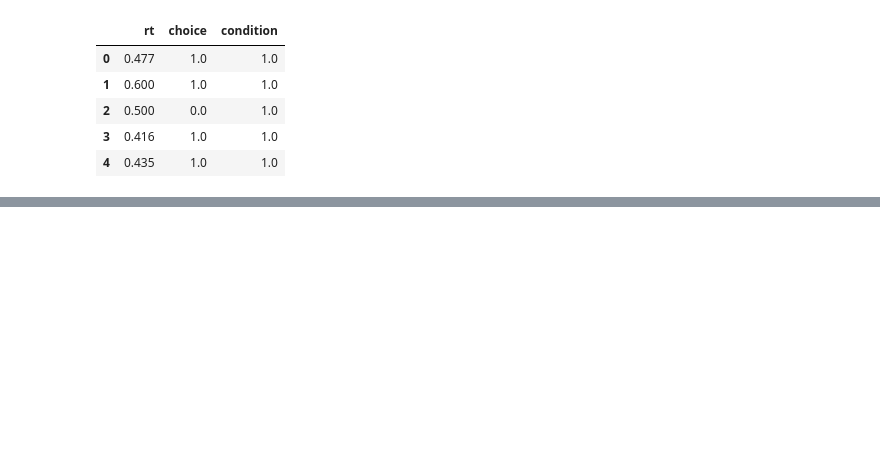
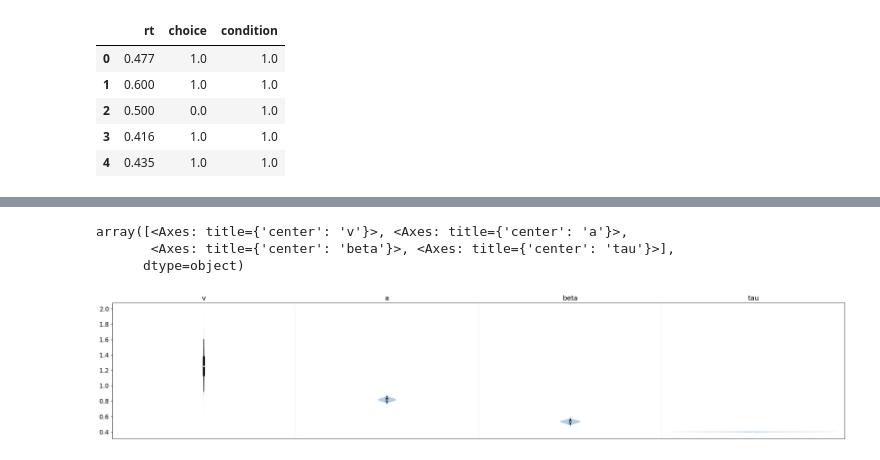
Before and after one commit to jerrymhuang/DreamDrone, a Jupyter notebook: CM02/DDM_Estimation.ipynb, the cells around one changed output, grey strips where cells are left out. Saved outputs shown, nothing was run; the diff lists cells and outputs as text; code cells hidden in the pictures; blank space fills up the shorter version.

```diff
--- a/CM02/DDM_Estimation.ipynb
+++ b/CM02/DDM_Estimation.ipynb
@@ -52,0 +121,10 @@ model {
+# %%
+# Inspect diagnostics and create custom functions
+var_names = ['v', 'a', 'beta', 'tau']
+
+az.plot_violin(fit, var_names=var_names)
+# %% [output]
+array([<Axes: title={'center': 'v'}>, <Axes: title={'center': 'a'}>,
+       <Axes: title={'center': 'beta'}>, <Axes: title={'center': 'tau'}>],
+      dtype=object)
+[figure, added]
```
Also changed, not shown: parts of 11 cells of this notebook, 3 other files.
